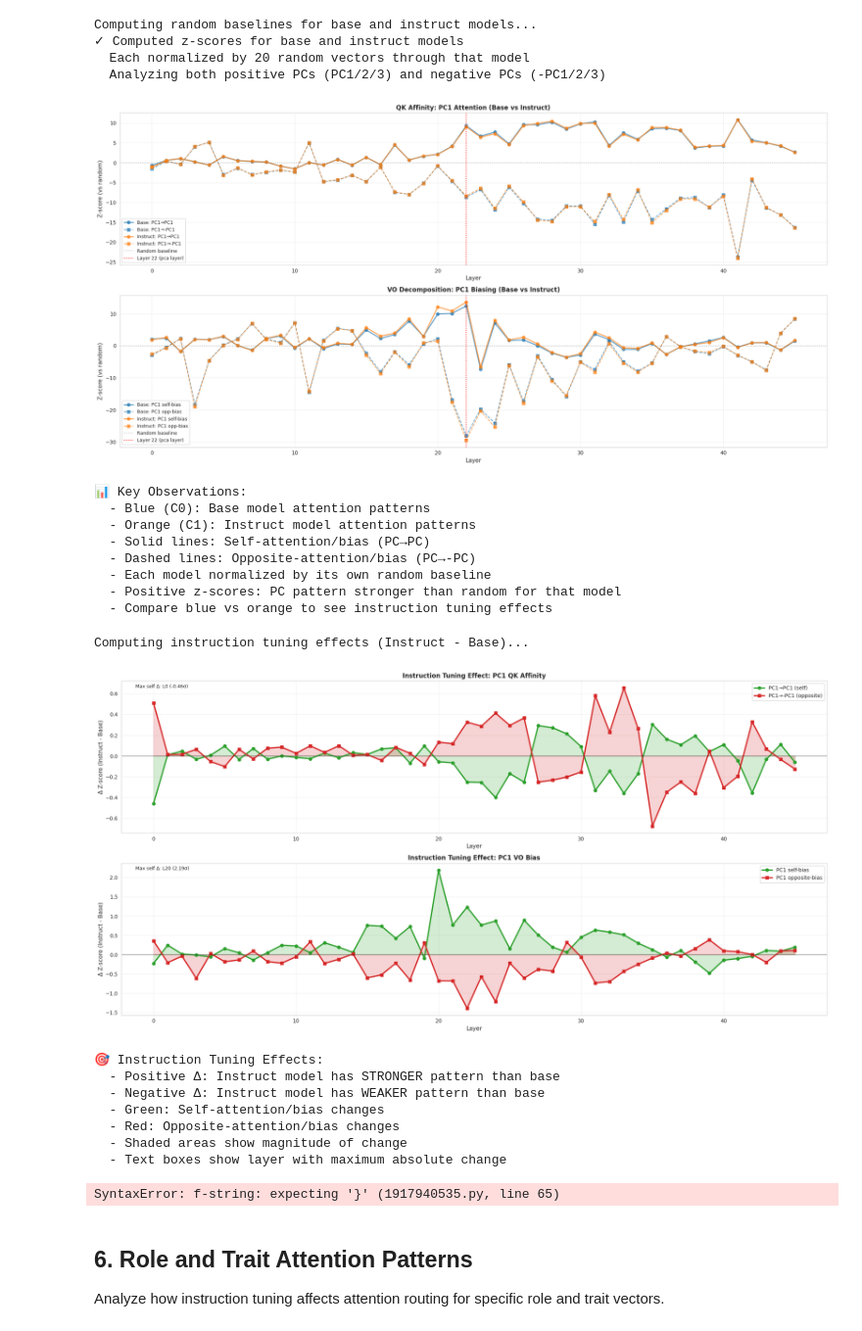
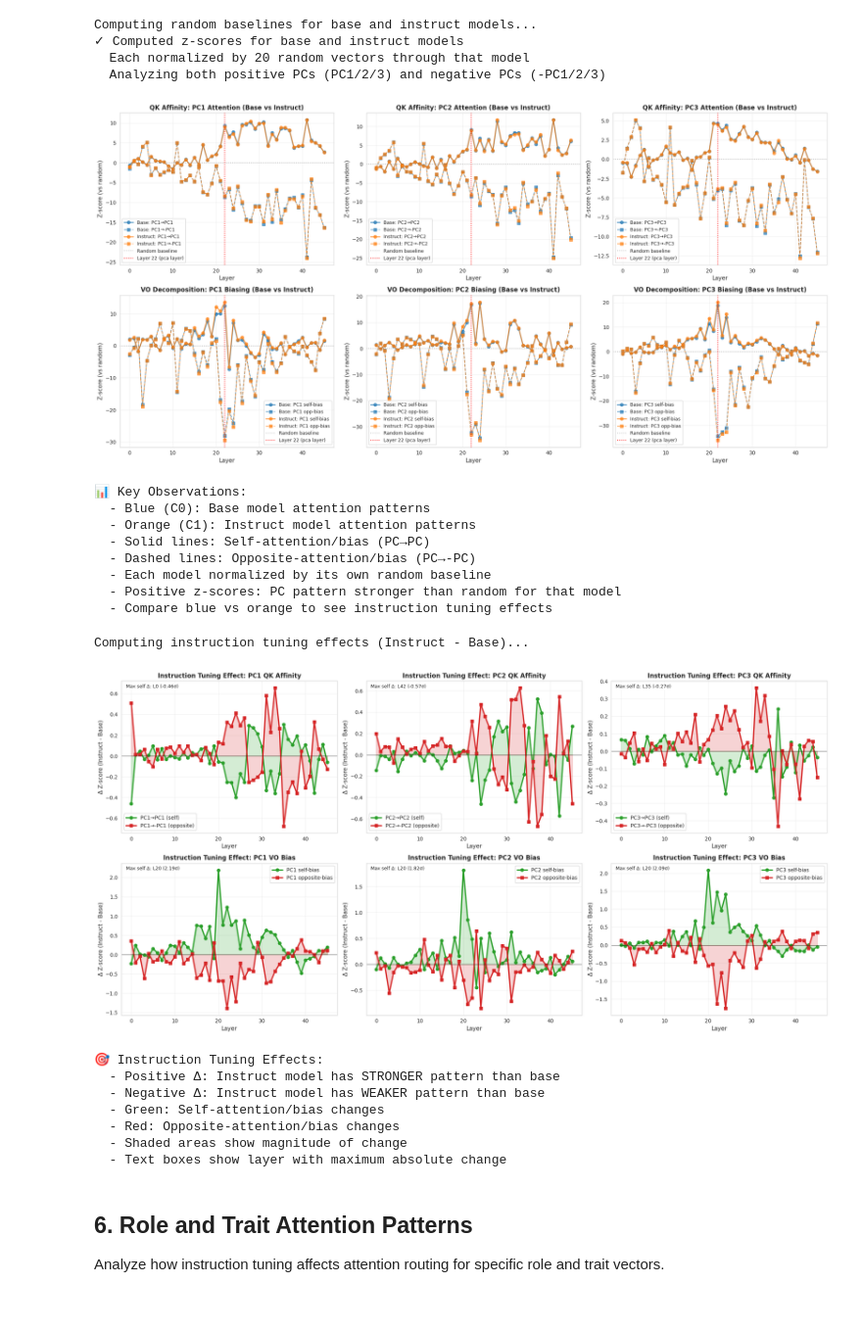
Before and after one commit to GallagherCommaJack/chatspace, a Jupyter notebook: notebooks/gemma2_attention_analysis.ipynb, the cells around one changed output. Shown at 98% size. Drawn from its saved outputs; the diff is of its cells as text; code cells hidden in the pictures.

```diff
--- a/notebooks/gemma2_attention_analysis.ipynb
+++ b/notebooks/gemma2_attention_analysis.ipynb
@@ -456,7 +456,7 @@ Computing random baselines for base and instruct models...
 # Visualize base vs instruct attention patterns
 
 plot_pcs = ["PC1", "PC2", "PC3"]
-plot_pcs = ["PC1"]
+# plot_pcs = ["PC1"]
 
 fig, axes = plt.subplots(2, len(plot_pcs), figsize=(20, 10))
 
@@ -499,34 +499,34 @@ for i, pc in enumerate(plot_pcs):
             label=f"Base: {pc} self-bias", linewidth=2, alpha=0.7, color="C0")
     ax.plot(all_layers, vo_zscores_base[pc]["opposite"], "s--",
             label=f"Base: {pc} opp-bias", linewidth=1.5, alpha=0.7, color="C0")
 
     # Plot instruct model
     ax.plot(all_layers, vo_zscores_inst[pc]["self"], "o-",
             label=f"Instruct: {pc} self-bias", linewidth=2, alpha=0.7, color="C1")
     ax.plot(all_layers, vo_zscores_inst[pc]["opposite"], "s--",
             label=f"Instruct: {pc} opp-bias", linewidth=1.5, alpha=0.7, color="C1")
 
     ax.axhline(0, color="gray", linestyle=":", alpha=0.5, label="Random baseline")
     ax.axvline(22, color="red", linestyle=":", alpha=1.0, label="Layer 22 (pca layer)")
     ax.set_xlabel("Layer", fontsize=11)
     ax.set_ylabel("Z-score (vs random)", fontsize=11)
     ax.set_title(f"VO Decomposition: {pc} Biasing (Base vs Instruct)", fontsize=12, fontweight="bold")
     ax.legend(fontsize=9, loc="best")
     ax.grid(True, alpha=0.3)
 
 plt.tight_layout()
 plt.show()
 
 print(f"\n📊 Key Observations:")
 print(f"  - Blue (C0): Base model attention patterns")
 print(f"  - Orange (C1): Instruct model attention patterns")
 print(f"  - Solid lines: Self-attention/bias (PC→PC)")
 print(f"  - Dashed lines: Opposite-attention/bias (PC→-PC)")
 print(f"  - Each model normalized by its own random baseline")
 print(f"  - Positive z-scores: PC pattern stronger than random for that model")
 print(f"  - Compare blue vs orange to see instruction tuning effects")
 # %% [output]
-[figure, old version]
+[figure, new version]
 📊 Key Observations:
   - Blue (C0): Base model attention patterns
   - Orange (C1): Instruct model attention patterns
@@ -627,7 +627,7 @@ print(f"  - Shaded areas show magnitude of change")
 print(f"  - Text boxes show layer with maximum absolute change")
 # %% [output]
 Computing instruction tuning effects (Instruct - Base)...
-[figure, old version]
+[figure, new version]
 🎯 Instruction Tuning Effects:
   - Positive Δ: Instruct model has STRONGER pattern than base
   - Negative Δ: Instruct model has WEAKER pattern than base
@@ -635,74 +635,3 @@ Computing instruction tuning effects (Instruct - Base)...
   - Red: Opposite-attention/bias changes
   - Shaded areas show magnitude of change
   - Text boxes show layer with maximum absolute change
-# %%
-# Visualize negative PC attention patterns
-# Build pairs based on plot_pcs
-plot_neg_pairs = [(pc, f"-{pc}") for pc in plot_pcs]
-
-fig, axes = plt.subplots(2, len(plot_neg_pairs), figsize=(20, 10))
-
-# QK Affinity plots for negative PCs (top row)
-for i, (pc_pos, pc_neg) in enumerate(plot_neg_pairs):
-    if len(plot_neg_pairs) == 1:
-        ax = axes[0]
-    else:
-        ax = axes[0, i]
-
-    # Plot base model - negative PC
-    ax.plot(all_layers, qk_zscores_base[pc_neg]["self"], "o-",
-            label=f"Base: {pc_neg}→{pc_neg}", linewidth=2, alpha=0.7, color="C0")
-    ax.plot(all_layers, qk_zscores_base[pc_neg]["opposite"], "s--",
-            label=f"Base: {pc_neg}→{pc_pos}", linewidth=1.5, alpha=0.7, color="C0")
-
-    # Plot instruct model - negative PC
-    ax.plot(all_layers, qk_zscores_inst[pc_neg]["self"], "o-",
-            label=f"Instruct: {pc_neg}→{pc_neg}", linewidth=2, alpha=0.7, color="C1")
-    ax.plot(all_layers, qk_zscores_inst[pc_neg]["opposite"], "s--",
-            label=f"Instruct: {pc_neg}→{pc_pos}", linewidth=1.5, alpha=0.7, color="C1")
-
-    ax.axhline(0, color="gray", linestyle=":", alpha=0.5)
-    ax.axvline(22, color="red", linestyle=":", alpha=1.0, label="Layer 22 (pca layer)")
-    ax.set_xlabel("Layer", fontsize=11)
-    ax.set_ylabel("Z-score (vs random)", fontsize=11)
-    ax.set_title(f"QK Affinity: {pc_neg} Attention (Base vs Instruct)", fontsize=12, fontweight="bold")
-    ax.legend(fontsize=9, loc="best")
-    ax.grid(True, alpha=0.3)
-
-# VO Decomposition plots for negative PCs (bottom row)
-for i, (pc_pos, pc_neg) in enumerate(plot_neg_pairs):
-    if len(plot_neg_pairs) == 1:
-        ax = axes[1]
-    else:
-        ax = axes[1, i]
-
-    # Plot base model - negative PC
-    ax.plot(all_layers, vo_zscores_base[pc_neg]["self"], "o-",
-            label=f"Base: {pc_neg} self-bias", linewidth=2, alpha=0.7, color="C0")
-    ax.plot(all_layers, vo_zscores_base[pc_neg]["opposite"], "s--",
-            label=f"Base: {pc_neg}→{pc_pos} bias", linewidth=1.5, alpha=0.7, color="C0")
-
-    # Plot instruct model - negative PC
-    ax.plot(all_layers, vo_zscores_inst[pc_neg]["self"], "o-",
-            label=f"Instruct: {pc_neg} self-bias", linewidth=2, alpha=0.7, color="C1")
-    ax.plot(all_layers, vo_zscores_inst[pc_neg]["opposite"], "s--",
-            label=f"Instruct: {pc_neg}→{pc_pos} bias", linewidth=1.5, alpha=0.7, color="C1")
-
-    ax.axhline(0, color="gray", linestyle=":", alpha=0.5)
-    ax.axvline(22, color="red", linestyle=":", alpha=1.0, label="Layer 22 (pca layer)")
-    ax.set_xlabel("Layer", fontsize=11)
-    ax.set_ylabel("Z-score (vs random)", fontsize=11)
-    ax.set_title(f"VO Decomposition: {pc_neg} Biasing (Base vs Instruct)", fontsize=12, fontweight="bold")
-    ax.legend(fontsize=9, loc="best")
-    ax.grid(True, alpha=0.3)
-
-plt.tight_layout()
-plt.show()
-
-print(f"\n🔄 Negative PC Patterns:")
-pc_str = ", ".join([p[1] for p in plot_neg_pairs])
-print(f"  - Shows how {pc_str} attend to themselves vs their positives")
-print(f"  - Compare with positive PC patterns to check symmetry")
-print(f"  - Asymmetries reveal directional biases in attention routing")
-# %% [output]
-SyntaxError: f-string: expecting '}' (1917940535.py, line 65)
```
Also changed, not shown: parts of 1 cell of this notebook.
